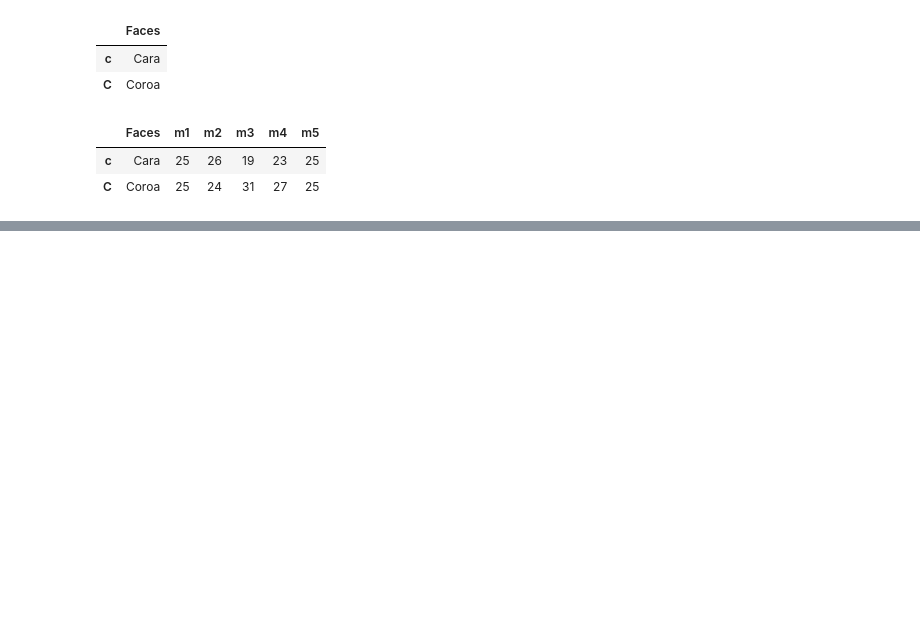
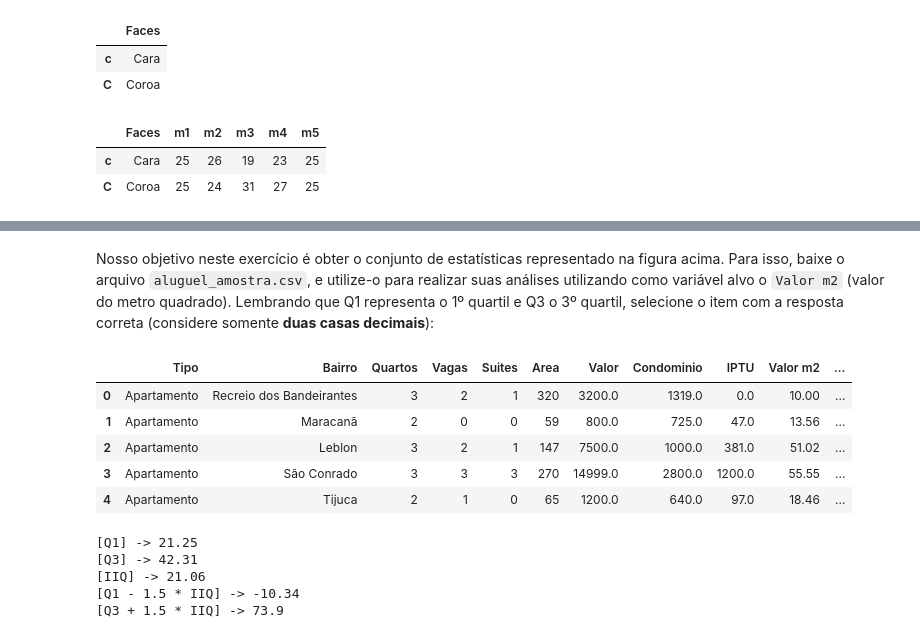
Before and after one commit to biamouras/alura-pandas-ds, a Jupyter notebook: 04_pandas_dados/exercicios.ipynb, the cells around one changed output, grey strips where cells are left out. Saved outputs shown, nothing was run; the diff lists cells and outputs as text; code cells hidden in the pictures; blank space fills up the shorter version.

```diff
--- a/04_pandas_dados/exercicios.ipynb
+++ b/04_pandas_dados/exercicios.ipynb
@@ -422,0 +429,2 @@ summary.rename(columns = {'mean': 'Média', 'std': 'Desvio Padrão', 'min': 'Mí
+# %% [markdown]
+Nosso objetivo neste exercício é obter o conjunto de estatísticas representado na figura acima. Para isso, baixe o arquivo `aluguel_amostra.csv`, e utilize-o para realizar suas análises utilizando como variável alvo o `Valor m2` (valor do metro quadrado). Lembrando que Q1 representa o 1º quartil e Q3 o 3º quartil, selecione o item com a resposta correta (considere somente **duas casas decimais**):
@@ -422,0 +433,35 @@ summary.rename(columns = {'mean': 'Média', 'std': 'Desvio Padrão', 'min': 'Mí
+# %%
+dados = pd.read_csv('dados/aluguel_amostra.csv', sep = ';')
+dados.head()
+# %% [output]
+|  | Tipo | Bairro | Quartos | Vagas | Suites | Area | Valor | Condominio | IPTU | Valor m2 | ... |
+| 0 | Apartamento | Recreio dos Bandeirantes | 3 | 2 | 1 | 320 | 3200.0 | 1319.0 | 0.0 | 10.00 | ... |
+| 1 | Apartamento | Maracanã | 2 | 0 | 0 | 59 | 800.0 | 725.0 | 47.0 | 13.56 | ... |
+| 2 | Apartamento | Leblon | 3 | 2 | 1 | 147 | 7500.0 | 1000.0 | 381.0 | 51.02 | ... |
+| 3 | Apartamento | São Conrado | 3 | 3 | 3 | 270 | 14999.0 | 2800.0 | 1200.0 | 55.55 | ... |
+| 4 | Apartamento | Tijuca | 2 | 1 | 0 | 65 | 1200.0 | 640.0 | 97.0 | 18.46 | ... |
+# %%
+valor_m2 = dados['Valor m2']
+# Q1
+Q1 = valor_m2.quantile(.25).round(2)
+print(f'[Q1] -> {Q1}')
+
+# Q3
+Q3 = valor_m2.quantile(.75).round(2)
+print(f'[Q3] -> {Q3}')
+
+# IIQ / AIQ
+IIQ = Q3 - Q1
+print(f'[IIQ] -> {IIQ.round(2)}')
+
+# Q1 - 1.5 * IIQ
+print(f'[Q1 - 1.5 * IIQ] -> {(Q1 - 1.5 * IIQ).round(2)}')
+
+# Q3 + 1.5 * IIQ
+print(f'[Q3 + 1.5 * IIQ] -> {(Q3 + 1.5 * IIQ).round(2)}')
+# %% [output]
+[Q1] -> 21.25
+[Q3] -> 42.31
+[IIQ] -> 21.06
+[Q1 - 1.5 * IIQ] -> -10.34
+[Q3 + 1.5 * IIQ] -> 73.9
```
Also changed, not shown: parts of 33 cells of this notebook.
